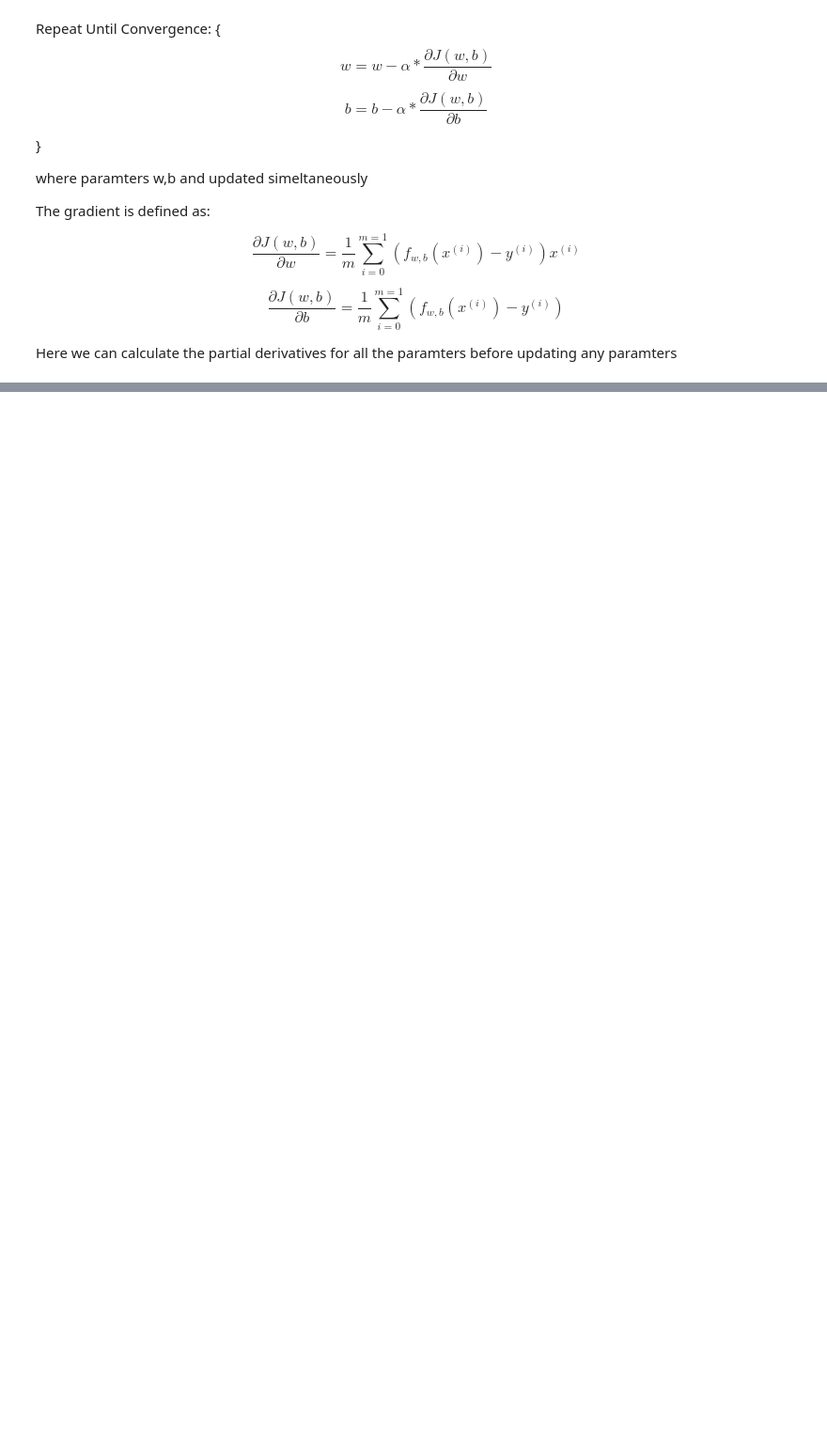
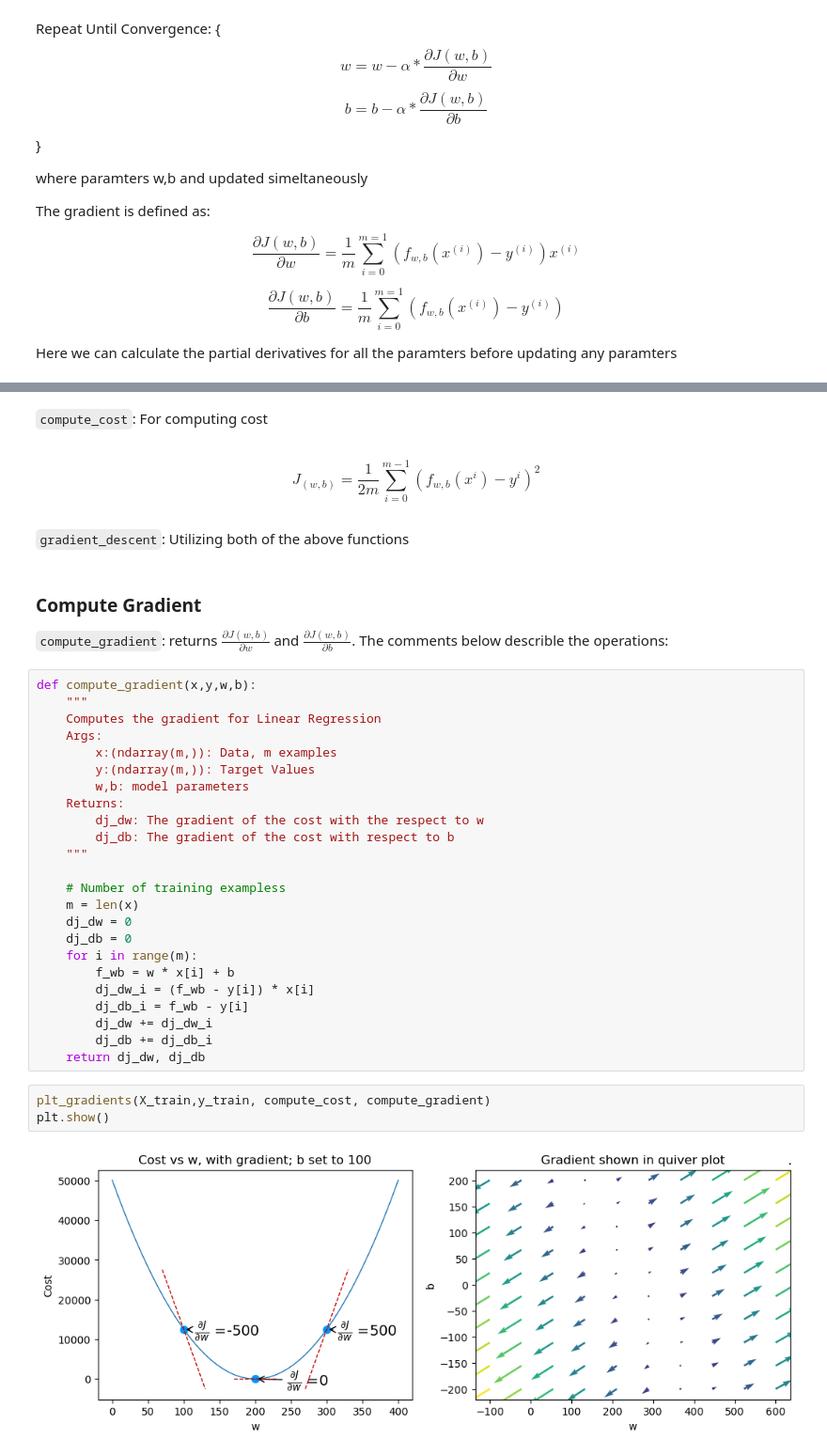
Before and after one commit to Sandeep20013/AI-Learning-Tracking, a Jupyter notebook: AI/Gradient Descent Implementation with Linear Regression.ipynb, the cells around one changed output, grey strips where cells are left out. Shown: that part at 94% size. Saved outputs shown, nothing was run; the diff lists cells and outputs as text; blank space fills up the shorter version.

Commit message:
Finished implementing gradient descent

```diff
--- a/AI/Gradient Descent Implementation with Linear Regression.ipynb
+++ b/AI/Gradient Descent Implementation with Linear Regression.ipynb
@@ -101,0 +99,41 @@ $$
+# %% [markdown]
+`compute_cost`: For computing cost
+# %% [markdown]
+$$
+J_{(w,b)} = \frac{1}{2m}\sum_{i=0}^{m-1} (f_{w,b}(x^i) - y^i)^2 \tag{1}
+$$
+# %% [markdown]
+`gradient_descent`: Utilizing both of the above functions
+# %% [markdown]
+### Compute Gradient
+
+`compute_gradient`: returns $\frac{\partial J(w,b)}{\partial w}$ and $\frac{\partial J(w,b)}{\partial b}$. The comments below describle the operations:
+# %%
+def compute_gradient(x,y,w,b):
+    """
+    Computes the gradient for Linear Regression
+    Args:
+        x:(ndarray(m,)): Data, m examples
+        y:(ndarray(m,)): Target Values
+        w,b: model parameters
+    Returns:
+        dj_dw: The gradient of the cost with the respect to w
+        dj_db: The gradient of the cost with respect to b
+    """
+
+    # Number of training exampless
+    m = len(x)
+    dj_dw = 0
+    dj_db = 0
+    for i in range(m):
+        f_wb = w * x[i] + b
+        dj_dw_i = (f_wb - y[i]) * x[i]
+        dj_db_i = f_wb - y[i]
+        dj_dw += dj_dw_i
+        dj_db += dj_db_i
+    return dj_dw, dj_db
+# %%
+plt_gradients(X_train,y_train, compute_cost, compute_gradient)
+plt.show()
+# %% [output]
+[figure, added]
```
Also changed, not shown: parts of 10 cells of this notebook.
